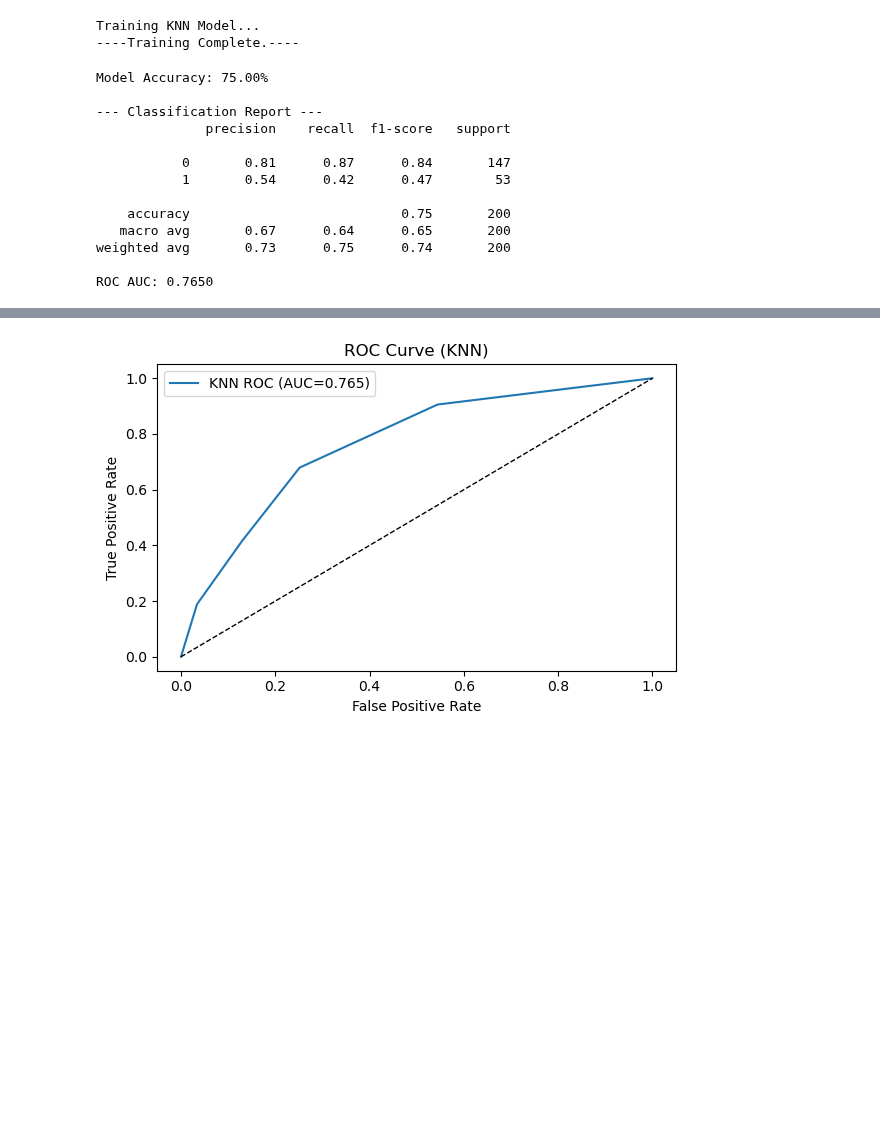
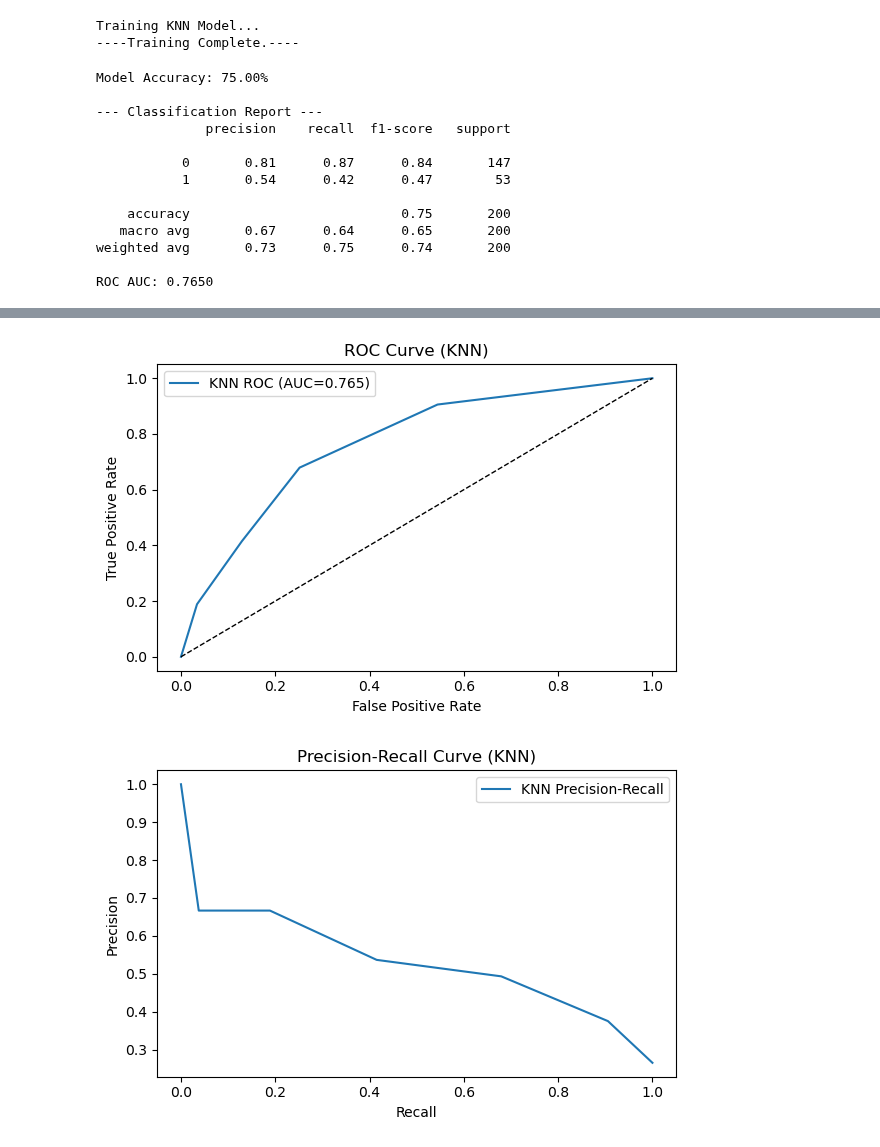
Before and after one commit to PoisonDarterz/wie3007_assignment, a Jupyter notebook: group_project.ipynb, the cells around one changed output, grey strips where cells are left out. Saved outputs shown, nothing was run; the diff lists cells and outputs as text; code cells hidden in the pictures; blank space fills up the shorter version.

Commit message:
add KNN precision recall  curve

```diff
--- a/group_project.ipynb
+++ b/group_project.ipynb
@@ -1038,30 +1038,42 @@ plt.xlabel('Predicted Label (0=Repaid, 1=Default)')
 plt.ylabel('Actual Label')
 plt.show()
 
 # ROC curve
 fpr, tpr, _ = roc_curve(y_test, y_proba_knn)
 plt.figure(figsize=(6, 4))
 plt.plot(fpr, tpr, label=f'KNN ROC (AUC={roc_auc_knn:.3f})')
 plt.plot([0, 1], [0, 1], 'k--', linewidth=1)
 plt.xlabel('False Positive Rate')
 plt.ylabel('True Positive Rate')
 plt.title('ROC Curve (KNN)')
 plt.legend()
 plt.tight_layout()
 plt.show()
+
+# Precision-Recall
+prec, recall, _ = precision_recall_curve(y_test, y_proba_knn)
+plt.figure(figsize=(6, 4))
+plt.plot(recall, prec, label='KNN Precision-Recall')
+plt.xlabel('Recall')
+plt.ylabel('Precision')
+plt.title('Precision-Recall Curve (KNN)')
+plt.legend()
+plt.tight_layout()
+plt.show()
 # %% [output]
 Model Accuracy: 75.00%
 
 --- Classification Report ---
               precision    recall  f1-score   support
 
            0       0.81      0.87      0.84       147
            1       0.54      0.42      0.47        53
 
     accuracy                           0.75       200
    macro avg       0.67      0.64      0.65       200
 weighted avg       0.73      0.75      0.74       200
 
 ROC AUC: 0.7650
 [figure]
 [figure]
+[figure, added]
```
